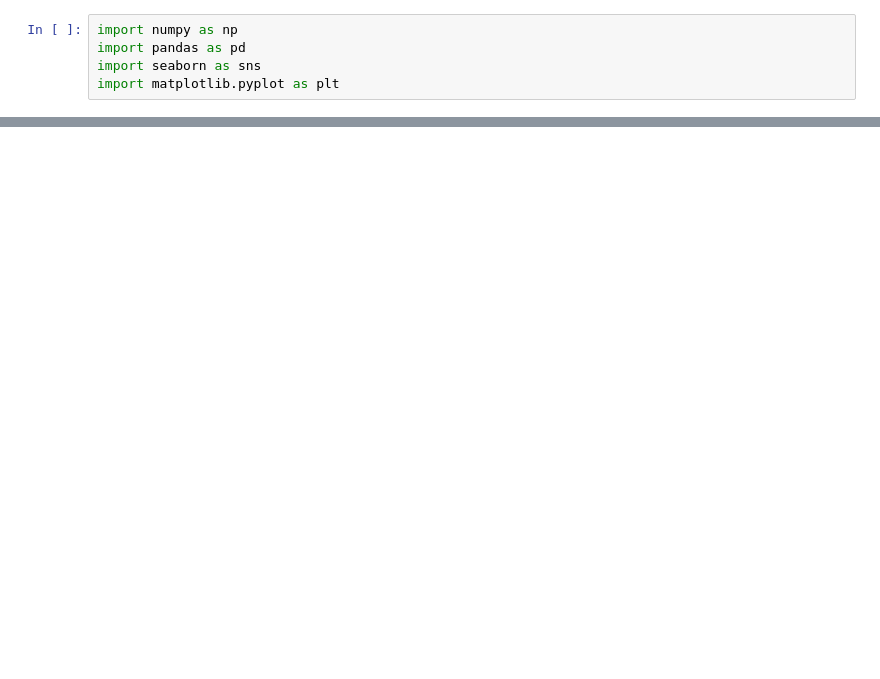
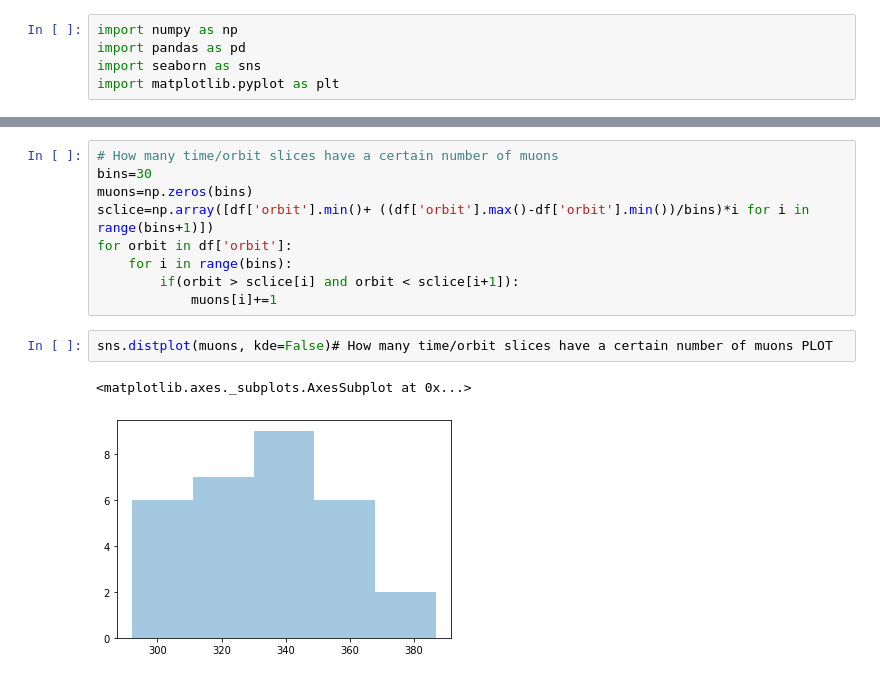
Before and after one commit to GeorgeAlex22/scout, a Jupyter notebook: Test__scout_326790_000000_trunc.ipynb, the cells around one changed output, grey strips where cells are left out. Drawn from its saved outputs; the diff is of its cells as text; blank space fills up the shorter version.

```diff
--- a/Test__scout_326790_000000_trunc.ipynb
+++ b/Test__scout_326790_000000_trunc.ipynb
@@ -91,0 +24,14 @@ sns.pairplot(df)
+# %%
+# How many time/orbit slices have a certain number of muons
+bins=30
+muons=np.zeros(bins)
+sclice=np.array([df['orbit'].min()+ ((df['orbit'].max()-df['orbit'].min())/bins)*i for i in range(bins+1)])
+for orbit in df['orbit']:
+    for i in range(bins):
+        if(orbit > sclice[i] and orbit < sclice[i+1]):
+            muons[i]+=1
+# %%
+sns.distplot(muons, kde=False)# How many time/orbit slices have a certain number of muons PLOT
+# %% [output]
+<matplotlib.axes._subplots.AxesSubplot at 0x...>
+[figure, added]
```
Also changed, not shown: parts of 13 cells of this notebook.
